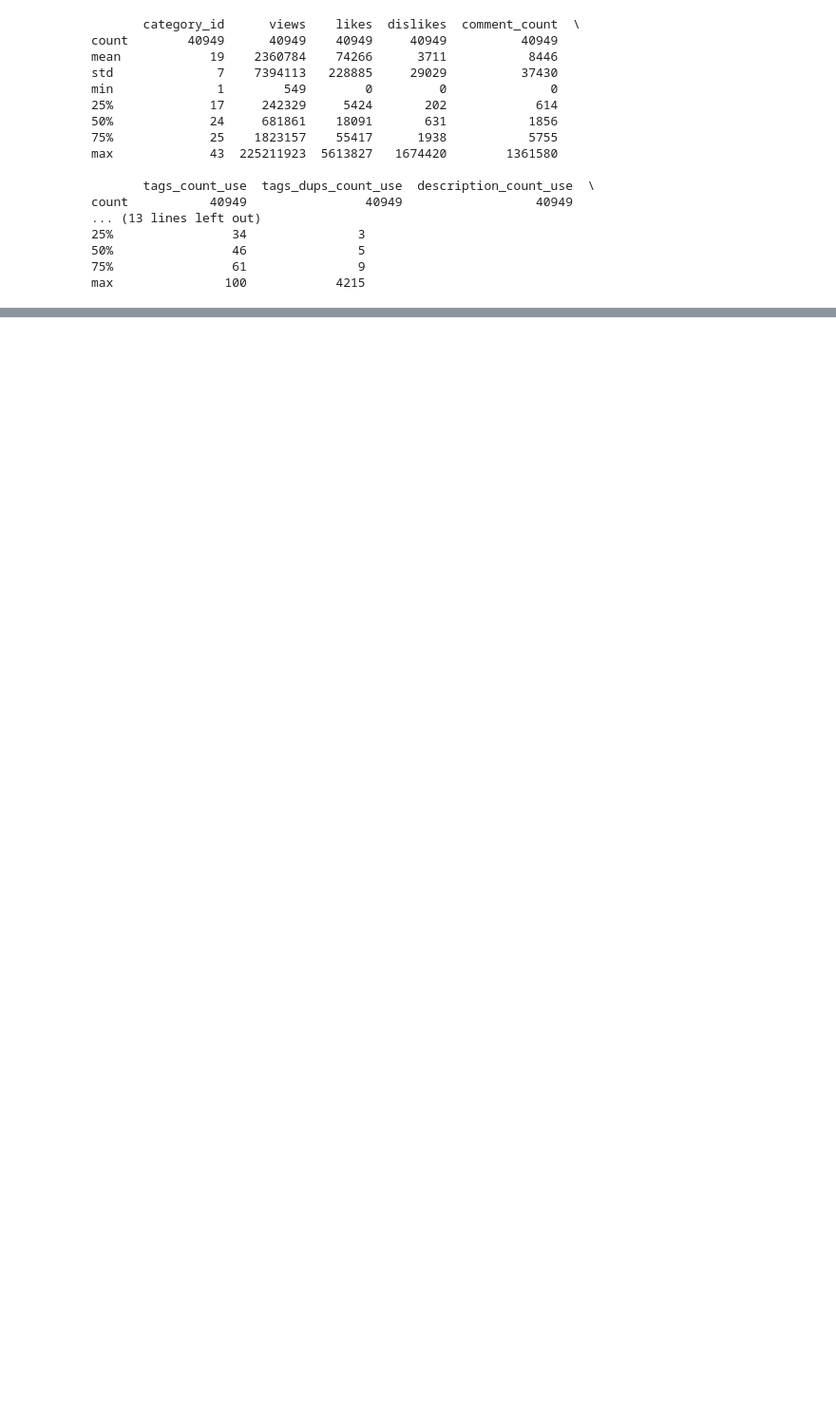
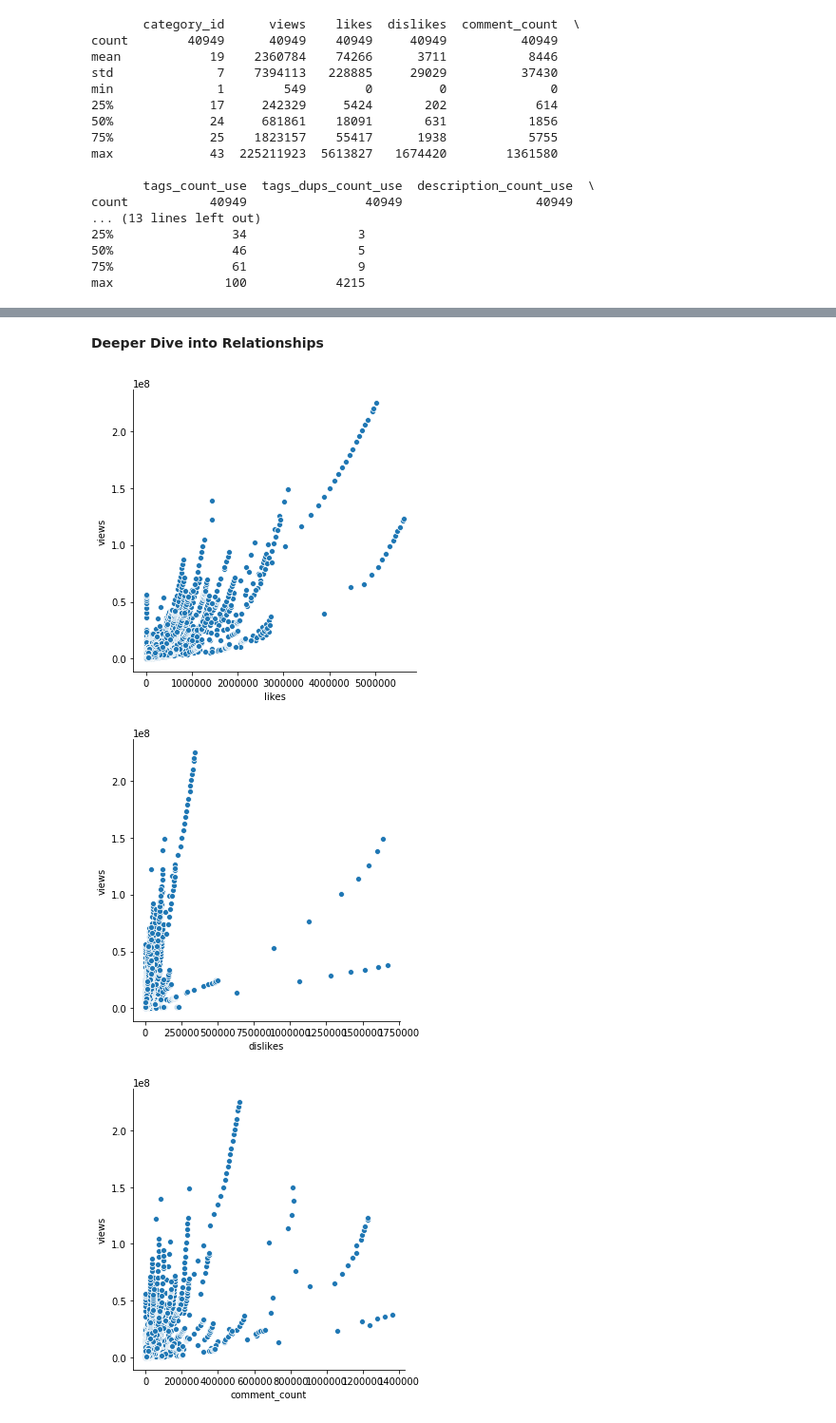
Before and after one commit to christianbm1/ds-ytViews, a Jupyter notebook: Project YouTuber.ipynb, the cells around one changed output, grey strips where cells are left out. Shown at 95% size. Saved outputs shown, nothing was run; the diff lists cells and outputs as text; code cells hidden in the pictures; blank space fills up the shorter version.

```diff
--- a/Project YouTuber.ipynb
+++ b/Project YouTuber.ipynb
@@ -182,0 +211,10 @@ max               100            4215
+# %% [markdown]
+**Deeper Dive into Relationships**
+# %%
+for i in features:
+    if(i != 'views'):
+        sns.relplot(x=i, y="views", data=df_use);
+# %% [output]
+[figure, added]
+[figure, added]
+[figure, added]
```
Also changed, not shown: parts of 12 cells of this notebook.
